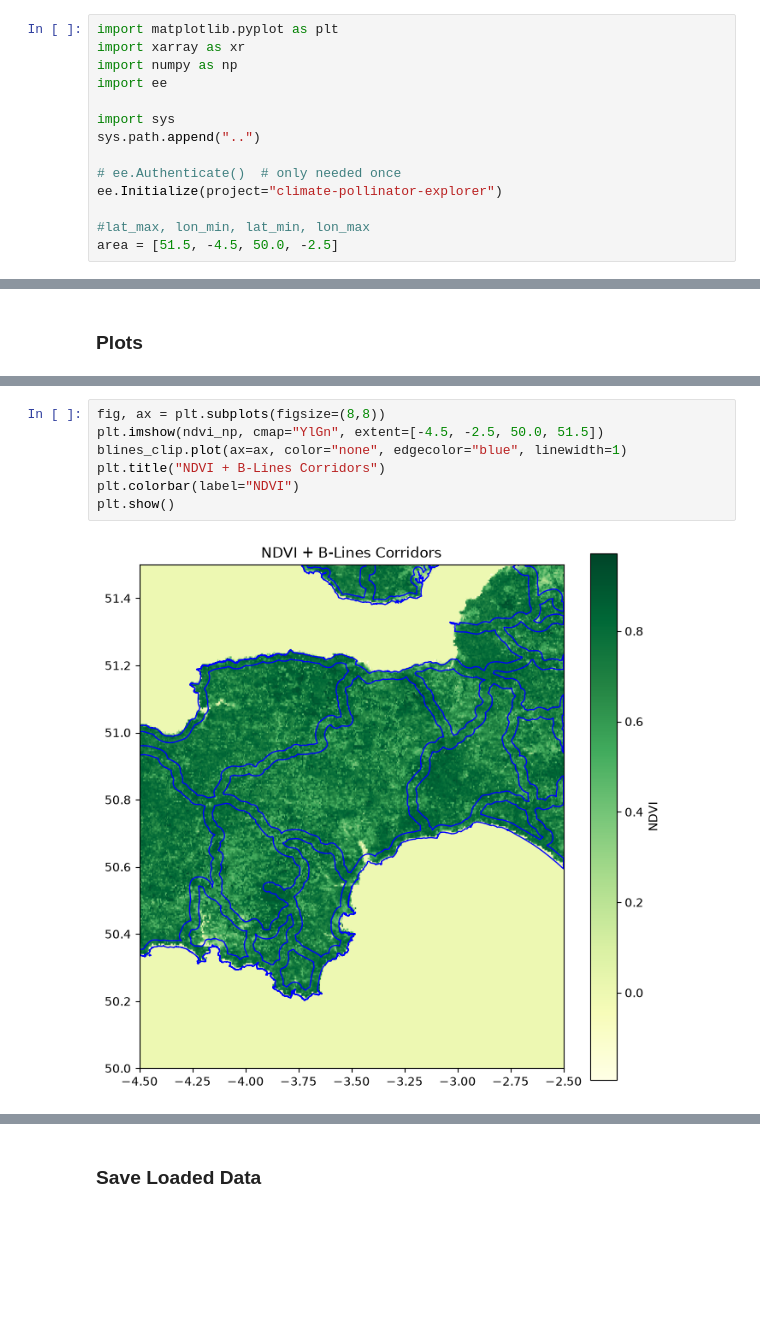
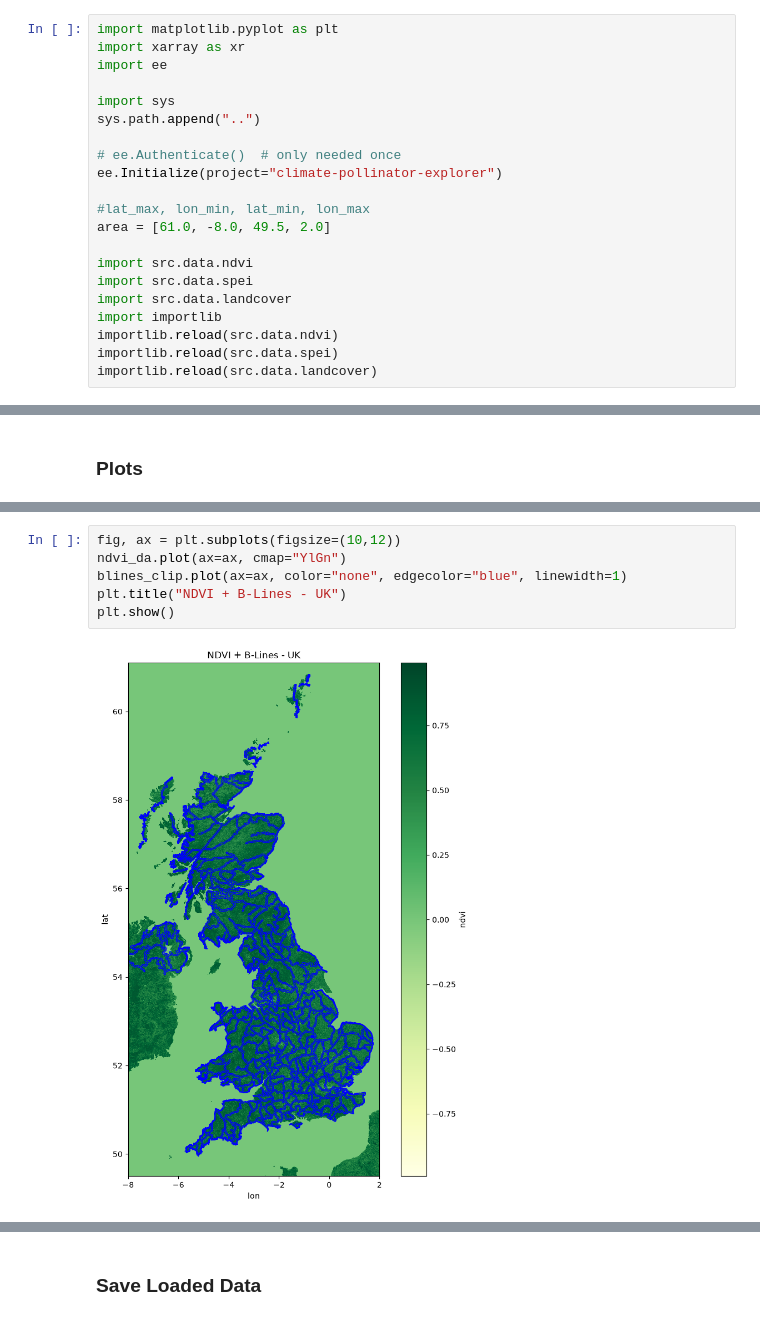
Before and after one commit to Alfie5640/climatePollinatorExplorer, a Jupyter notebook: backend/notebooks/01_era5_pilot.ipynb, the cells around one changed output, grey strips where cells are left out. Drawn from its saved outputs; the diff is of its cells as text; blank space fills up the shorter version.

```diff
--- a/backend/notebooks/01_era5_pilot.ipynb
+++ b/backend/notebooks/01_era5_pilot.ipynb
@@ -3,7 +3,6 @@
 # %%
 import matplotlib.pyplot as plt
 import xarray as xr
-import numpy as np
 import ee
 
 import sys
@@ -13,4 +12,12 @@ sys.path.append("..")
 ee.Initialize(project="climate-pollinator-explorer")
 
 #lat_max, lon_min, lat_min, lon_max
-area = [51.5, -4.5, 50.0, -2.5]
+area = [61.0, -8.0, 49.5, 2.0]
+
+import src.data.ndvi
+import src.data.spei
+import src.data.landcover
+import importlib
+importlib.reload(src.data.ndvi)
+importlib.reload(src.data.spei)
+importlib.reload(src.data.landcover)
@@ -166,10 +147,9 @@ plt.show()
 # %%
-fig, ax = plt.subplots(figsize=(8,8))
-plt.imshow(ndvi_np, cmap="YlGn", extent=[-4.5, -2.5, 50.0, 51.5])
+fig, ax = plt.subplots(figsize=(10,12))
+ndvi_da.plot(ax=ax, cmap="YlGn")
 blines_clip.plot(ax=ax, color="none", edgecolor="blue", linewidth=1)
-plt.title("NDVI + B-Lines Corridors")
-plt.colorbar(label="NDVI")
+plt.title("NDVI + B-Lines - UK")
 plt.show()
 # %% [output]
-[figure, old version]
+[figure, new version]
 # %%
```
Also changed, not shown: parts of 12 cells of this notebook, 4 other files.
